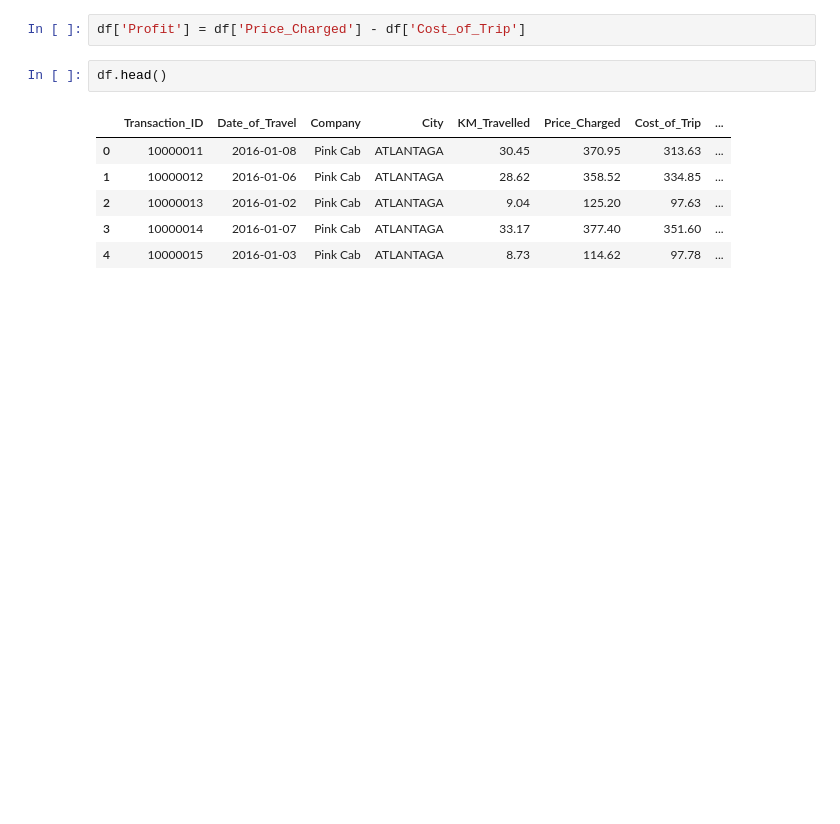
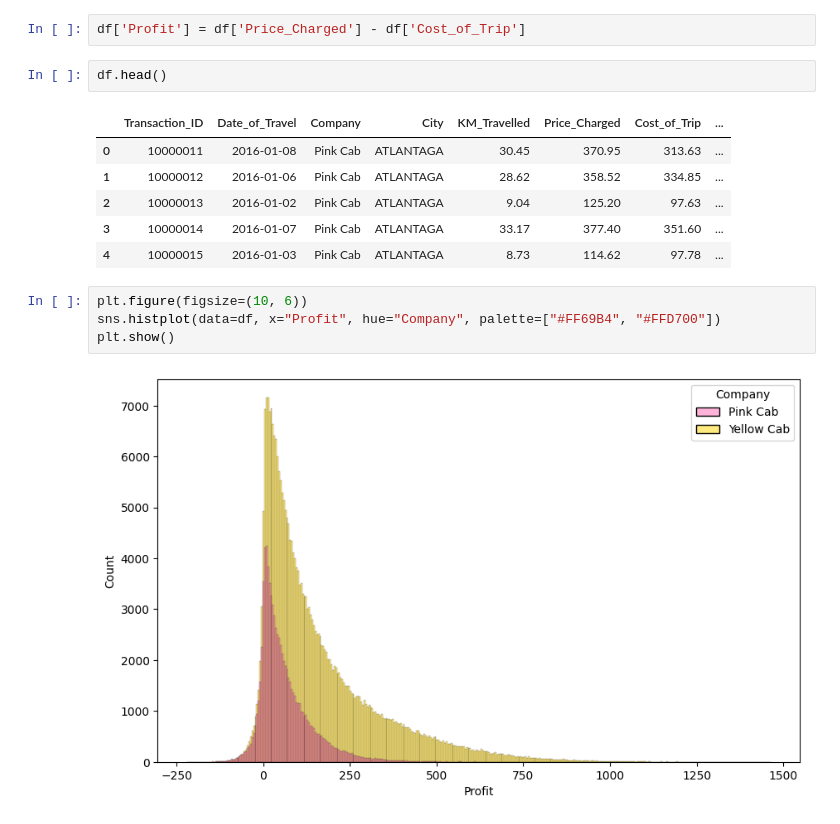
Before and after one commit to kaedeaki/DataGlacier_2024, a Jupyter notebook: week2/G2M_insight_for_Cab_Investment_firm.ipynb, the cells around one changed output. Saved outputs shown, nothing was run; the diff lists cells and outputs as text; blank space fills up the shorter version.

```diff
--- a/week2/G2M_insight_for_Cab_Investment_firm.ipynb
+++ b/week2/G2M_insight_for_Cab_Investment_firm.ipynb
@@ -334,3 +336,9 @@ df.head()
 | 2 | 10000013 | 2016-01-02 | Pink Cab | ATLANTAGA | 9.04 | 125.20 | 97.63 | ... |
 | 3 | 10000014 | 2016-01-07 | Pink Cab | ATLANTAGA | 33.17 | 377.40 | 351.60 | ... |
 | 4 | 10000015 | 2016-01-03 | Pink Cab | ATLANTAGA | 8.73 | 114.62 | 97.78 | ... |
+# %%
+plt.figure(figsize=(10, 6))
+sns.histplot(data=df, x="Profit", hue="Company", palette=["#FF69B4", "#FFD700"])
+plt.show()
+# %% [output]
+[figure, added]
```
Also changed, not shown: parts of 26 cells of this notebook, 2 other files.
